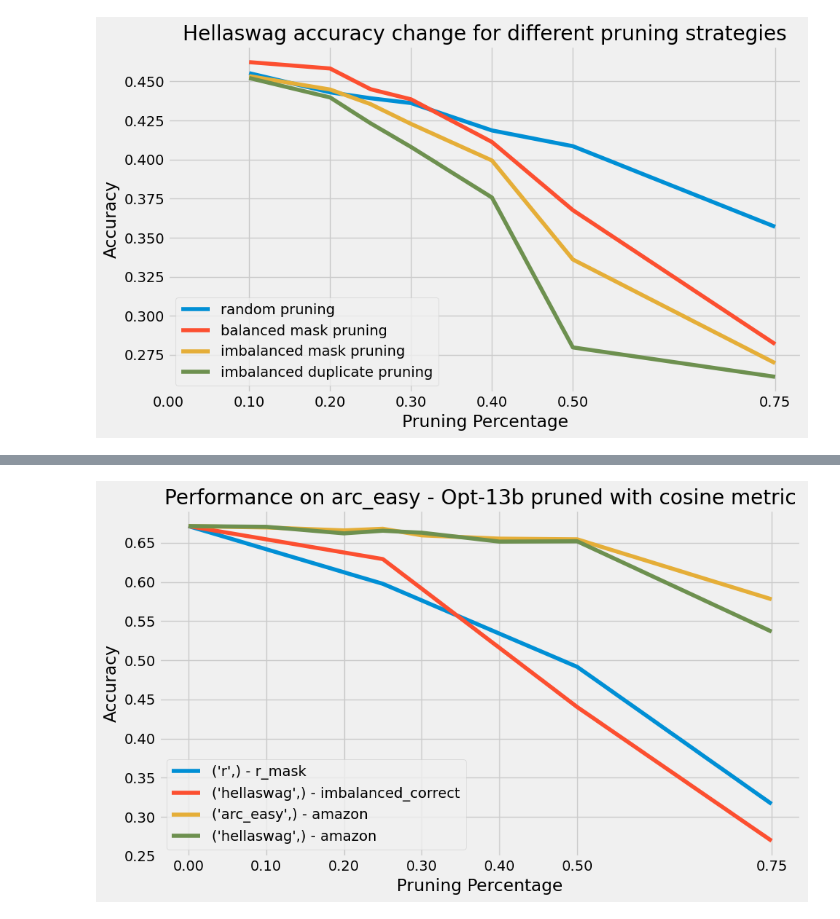
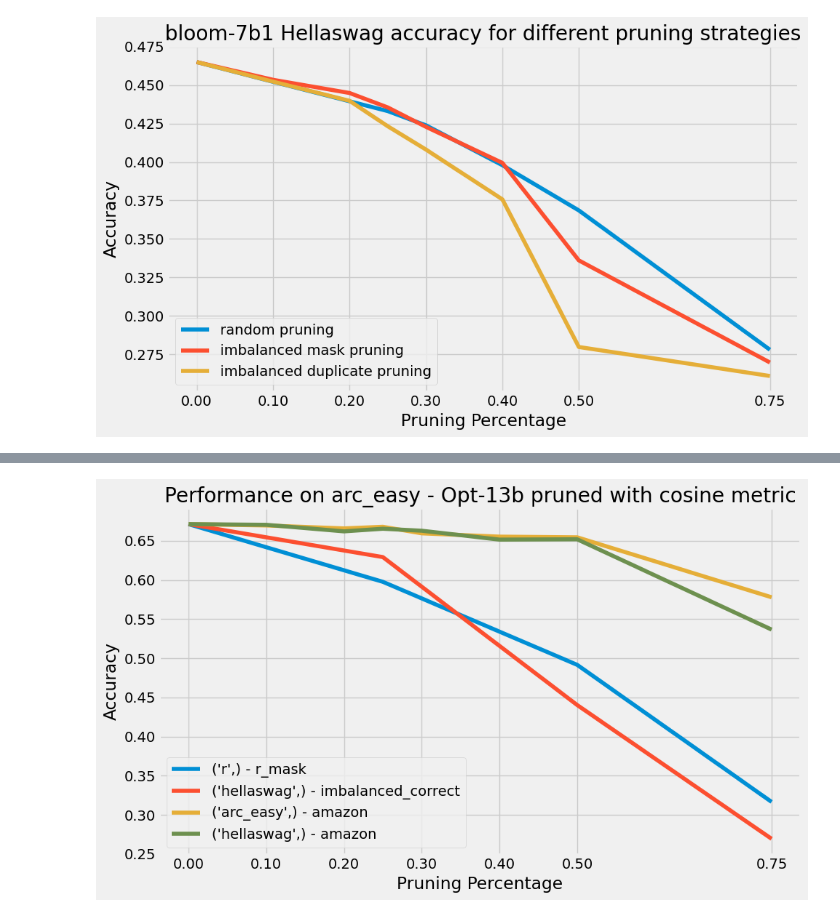
Before and after one commit to johanlaursen/explainabloomity, a Jupyter notebook: results.ipynb, the cells around one changed output, grey strips where cells are left out. Drawn from its saved outputs; the diff is of its cells as text; code cells hidden in the pictures.

```diff
--- a/results.ipynb
+++ b/results.ipynb
@@ -223,7 +136,7 @@ metric_based_plot(df[df['prune_method'] == 'balanced_mask'], prune_metric='cosin
 # %%
 td = {'imbalanced_amazon': 'imbalanced amazon', 'balanced_mask': 'balanced mask pruning', 'r_mask': 'random pruning', 'imbalanced_correct_mask': 'imbalanced mask pruning', 'imbalanced_correct': 'imbalanced duplicate pruning', 'amazon': 'importance score pruning'}
 # %%
-def plot_task_comparison(df, task, prune_metric, prune_methods = ['r_mask', 'balanced_mask', 'imbalanced_correct_mask', 'imbalanced_correct', 'amazon'], model='opt-13b'):
+def plot_task_comparison(df, task, prune_metric, prune_methods = ['r_mask', 'imbalanced_correct_mask', 'amazon'], model='opt-13b'):
     plt.figure(figsize=(10, 6))
 
     for prune_method in prune_methods:
@@ -238,7 +151,7 @@ def plot_task_comparison(df, task, prune_metric, prune_methods = ['r_mask', 'bal
             plt.plot(sorted_data['percent'], sorted_data['norm_accuracy'], label=f'{td[prune_method]}')
 
     # Setting plot details
-    plt.title(f'Hellaswag accuracy change for different pruning strategies')
+    plt.title(f'{task} accuracy change for different pruning strategies')
     plt.xlabel('Pruning Percentage')
     plt.ylabel('Accuracy')
     plt.legend(loc='lower left')
@@ -247,5 +160,5 @@ def plot_task_comparison(df, task, prune_metric, prune_methods = ['r_mask', 'bal
     plt.show()
 
 # Call the function for a specific task
-plot_task_comparison(df_final, task='hellaswag', prune_metric='cosine_cosine', model='opt-13b')
+plot_task_comparison(df_final, task='paws_en', prune_metric='cosine_cosine', model='opt-13b')
 # %% [output]
@@ -253,28 +184,28 @@ plot_task_comparison(df_final, task='hellaswag', prune_metric='cosine_cosine', m
 # %%
 def plot_task_comparison(df, task, prune_metric, prune_methods = ['r_mask', 'balanced_mask', 'imbalanced_correct_mask', 'imbalanced_correct', 'amazon'], model='opt-13b'):
     plt.figure(figsize=(10, 6))
 
     for prune_method in prune_methods:
         # Filtering data based on task, prune method, metric, and model
         task_data = df[(df['task'] == task) & (df['prune_method'] == prune_method) &
                        ((df['metric'] == prune_metric) | (df['metric'] == 'amazon') | (df['metric'] == 'random_random')) & (df['model'] == model)]
         mask = (task_data['prune_task'] == task) | (task_data['prune_task'] == 'random')
         task_data = task_data[mask]
         for prune_task, group_data in task_data.groupby(['prune_task']):
             # Sort and plot each group
             sorted_data = group_data.sort_values(by=['percent'])
             plt.plot(sorted_data['percent'], sorted_data['norm_accuracy'], label=f'{td[prune_method]}')
 
     # Setting plot details
-    plt.title(f'Hellaswag accuracy change for different pruning strategies')
+    plt.title(f'{model} Hellaswag accuracy for different pruning strategies')
     plt.xlabel('Pruning Percentage')
     plt.ylabel('Accuracy')
     plt.legend(loc='lower left')
     plt.xticks([0, 0.1, 0.2, 0.3, 0.4, 0.5, 0.75])
     plt.tight_layout()
     plt.show()
 
 # Call the function for a specific task
-plot_task_comparison(df_final, task='hellaswag', prune_metric='cosine_cosine', prune_methods = ['r_mask', 'balanced_mask', 'imbalanced_correct_mask', 'imbalanced_correct'], model='bloom-7b1')
+plot_task_comparison(df_final, task='hellaswag', prune_metric='cosine_cosine', prune_methods = ['r_mask', 'imbalanced_correct_mask', 'imbalanced_correct'], model='bloom-7b1')
 # %% [output]
-[figure, old version]
+[figure, new version]
```
Also changed, not shown: parts of 12 cells of this notebook.
